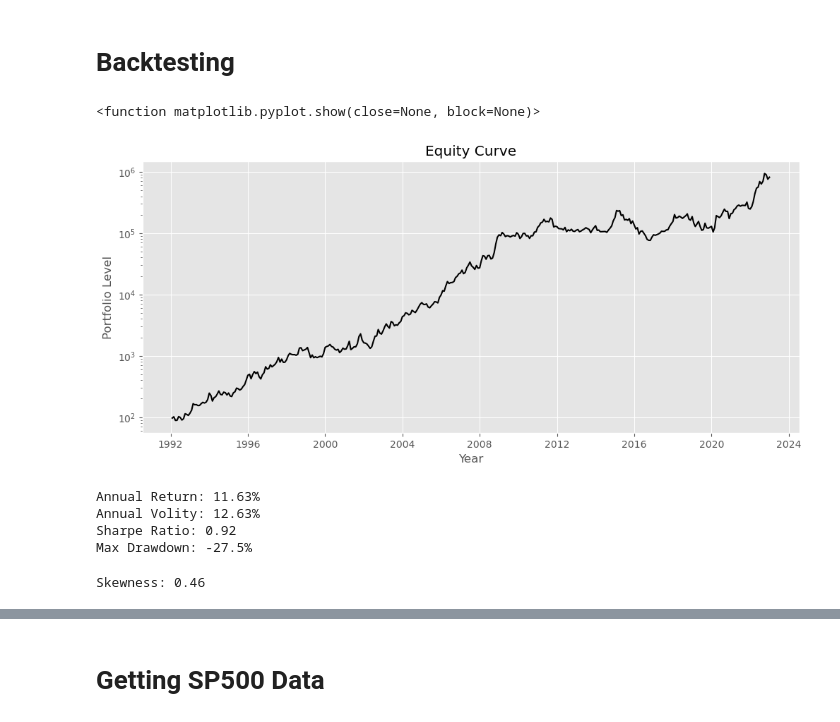
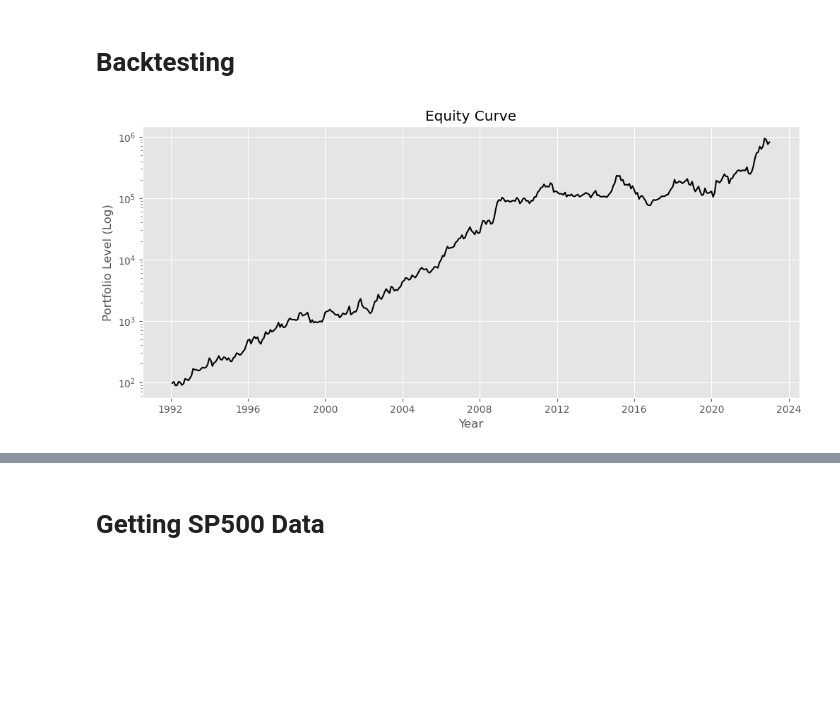
Before and after one commit to MalekAlkshaik/Trend-Following-Time-Series-Momentum, a Jupyter notebook: Time Series Momentum GitHub.ipynb, the cells around one changed output, grey strips where cells are left out. Drawn from its saved outputs; the diff is of its cells as text; code cells hidden in the pictures; blank space fills up the shorter version.

```diff
--- a/Time Series Momentum GitHub.ipynb
+++ b/Time Series Momentum GitHub.ipynb
@@ -93,54 +93,33 @@ def Trend_Following(formation):
     slow_lookback[slow_lookback < 0]=-1
     medium_lookback = past_3.loc[formation]
     for i in Assets:
         medium_lookback[medium_lookback.index.isin(i)] = medium_lookback[medium_lookback.index.isin(i)].mean()
     medium_lookback[medium_lookback > 0]=1
     medium_lookback[medium_lookback < 0]=-1
     fast_lookback = past_1.loc[formation]
     for i in Assets:
         fast_lookback[fast_lookback.index.isin(i)] = fast_lookback[fast_lookback.index.isin(i)].mean()
     fast_lookback[fast_lookback > 0]=1
     fast_lookback[fast_lookback < 0]=-1
     merged = pd.concat([slow_lookback,medium_lookback,fast_lookback],axis=1)
     merged['position'] = merged.sum(axis=1)
     vol_lookback = past_std.loc[end_measurement]
     vol_lookback.dropna(inplace=True)
     returns = monthly_returns.loc[end_measurement + MonthEnd(1),monthly_returns.columns.isin(merged.index)]
     wppp = pd.concat([returns,merged['position'],vol_lookback],axis=1)
     wppp = wppp[(wppp != 0).all(axis=1)]
     wppp.dropna(inplace=True)
     wppp.columns = ['1 Month Forward Returns','Signal','Ex Ante Vol Estimate']
     wppp['Inverse Volatility Weighting'] = (1/wppp['Ex Ante Vol Estimate'])/(sum(1/wppp['Ex Ante Vol Estimate']))
     wppp['IV * Signal'] = wppp['Inverse Volatility Weighting'] * wppp['Signal']
     wppp['Vol Targetted Weighting'] = wppp['IV * Signal'] * (0.30/sum(wppp['IV * Signal'].abs() * wppp['Ex Ante Vol Estimate']))
     wppp.dropna(inplace=True)
     wppp['Pounds'] = wppp['Vol Targetted Weighting'] * 500000
     Portfolio_Return = sum(wppp['1 Month Forward Returns'] * wppp['Vol Targetted Weighting'])
     return Portfolio_Return
 
 Trend_Following_Returns = pd.DataFrame(data=[Trend_Following(i) for i in formation_dates],index=returns_dates)
-equity_curve = 100*(1+Trend_Following_Returns*3.2).cumprod()
-fig = plt.figure(figsize=(12,5))
-plt.plot(equity_curve.index,equity_curve,color='k')
-plt.xlabel('Year')
-plt.title('Equity Curve')
-plt.yscale('log')
-plt.ylabel('Portfolio Level')
-plt.show
+Trend_Following_Returns.columns =['Trend Following']
+mf.plotequitycurve(Trend_Following_Returns*3.2)
 # %% [output]
-<function matplotlib.pyplot.show(close=None, block=None)>
-[figure, old version]
+[figure, new version]
-# %%
-mean(Trend_Following_Returns)
-vol(Trend_Following_Returns)
-sharpe(Trend_Following_Returns)
-MDD(Trend_Following_Returns)
-# %% [output]
-Annual Return: 11.63%
-Annual Volity: 12.63%
-Sharpe Ratio: 0.92
-Max Drawdown: -27.5%
-# %%
-skw(Trend_Following_Returns)
-# %% [output]
-Skewness: 0.46
```
Also changed, not shown: parts of 20 cells of this notebook.
